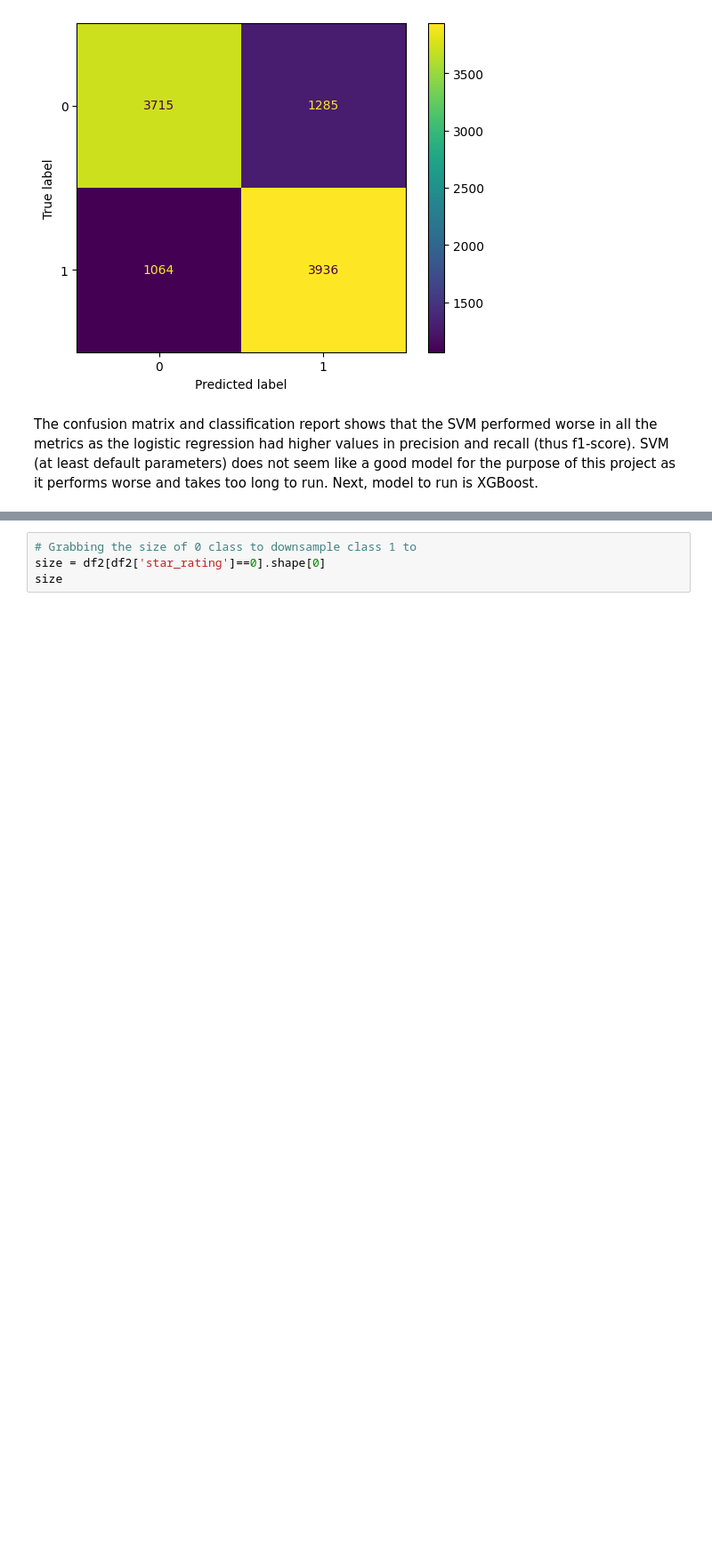
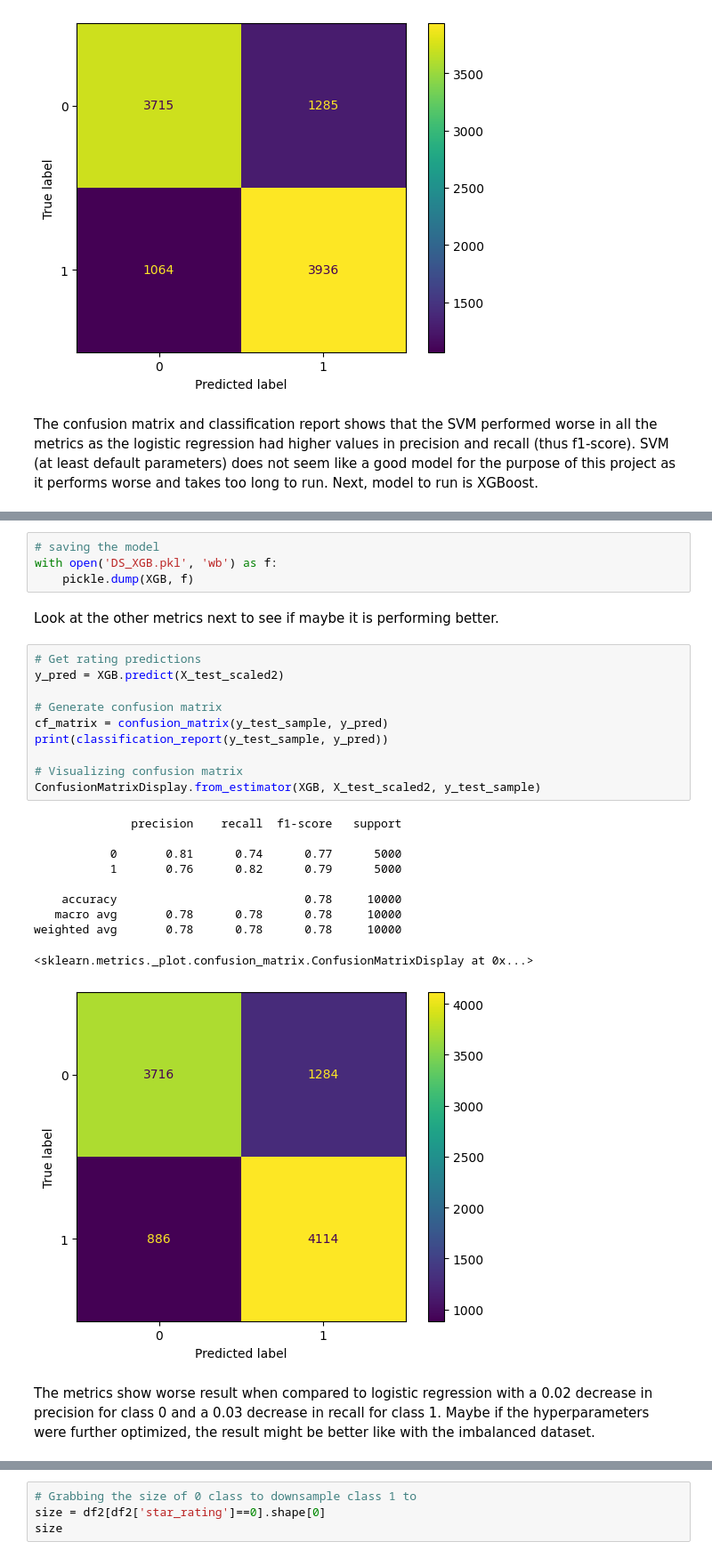
Before and after one commit to b8luong/Amazon-Reviews-Capstone, a Jupyter notebook: Downsampled Modeling.ipynb, the cells around one changed output, grey strips where cells are left out. Shown at 89% size. Drawn from its saved outputs; the diff is of its cells as text; blank space fills up the shorter version.

```diff
--- a/Downsampled Modeling.ipynb
+++ b/Downsampled Modeling.ipynb
@@ -490,0 +502,29 @@ XGB.score(X_test_scaled2, y_test_sample)
+# %%
+# saving the model
+with open('DS_XGB.pkl', 'wb') as f:
+    pickle.dump(XGB, f)
+# %% [markdown]
+Look at the other metrics next to see if maybe it is performing better.
+# %%
+# Get rating predictions
+y_pred = XGB.predict(X_test_scaled2)
+
+# Generate confusion matrix
+cf_matrix = confusion_matrix(y_test_sample, y_pred)
+print(classification_report(y_test_sample, y_pred))
+
+# Visualizing confusion matrix
+ConfusionMatrixDisplay.from_estimator(XGB, X_test_scaled2, y_test_sample)
+# %% [output]
+              precision    recall  f1-score   support
+
+           0       0.81      0.74      0.77      5000
+           1       0.76      0.82      0.79      5000
+
+    accuracy                           0.78     10000
+   macro avg       0.78      0.78      0.78     10000
+weighted avg       0.78      0.78      0.78     10000
+<sklearn.metrics._plot.confusion_matrix.ConfusionMatrixDisplay at 0x...>
+[figure, added]
+# %% [markdown]
+The metrics show worse result when compared to logistic regression with a 0.02 decrease in precision for class 0 and a 0.03 decrease in recall for class 1. Maybe if the hyperparameters were further optimized, the result might be better like with the imbalanced dataset.
```
Also changed, not shown: parts of 45 cells of this notebook.
